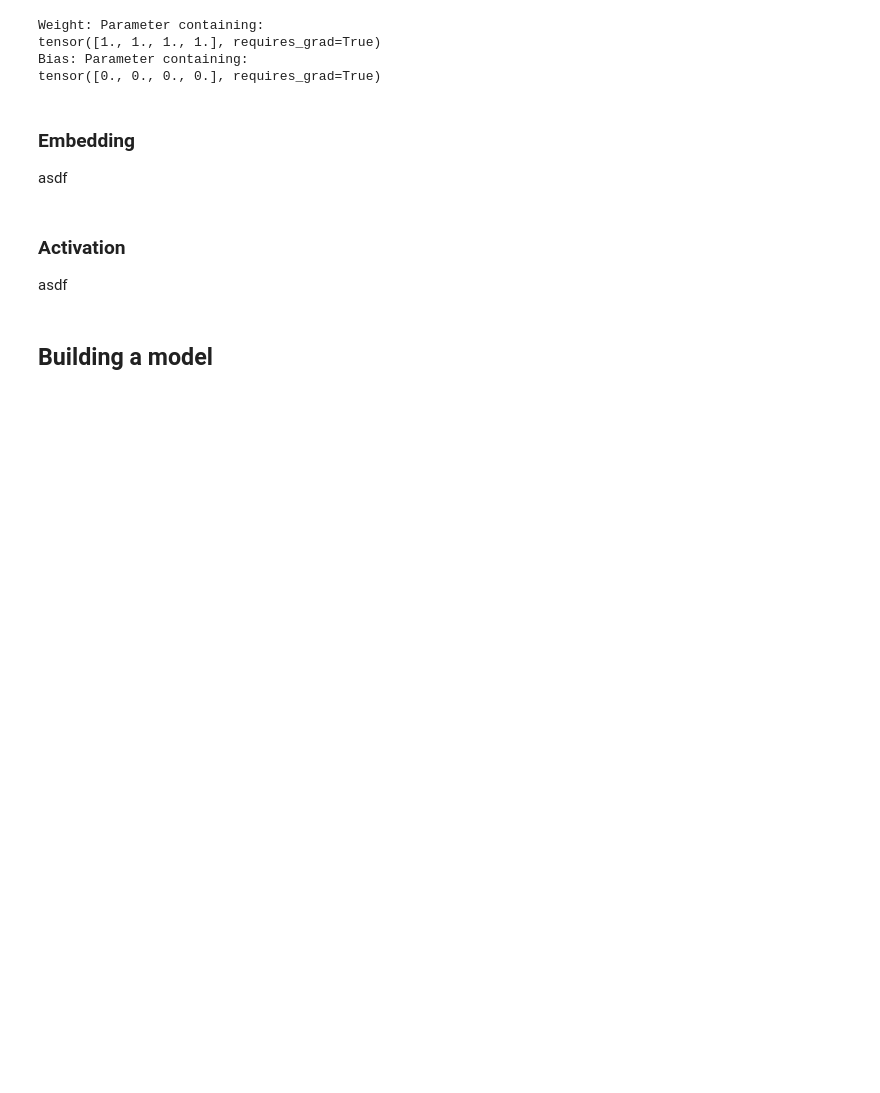
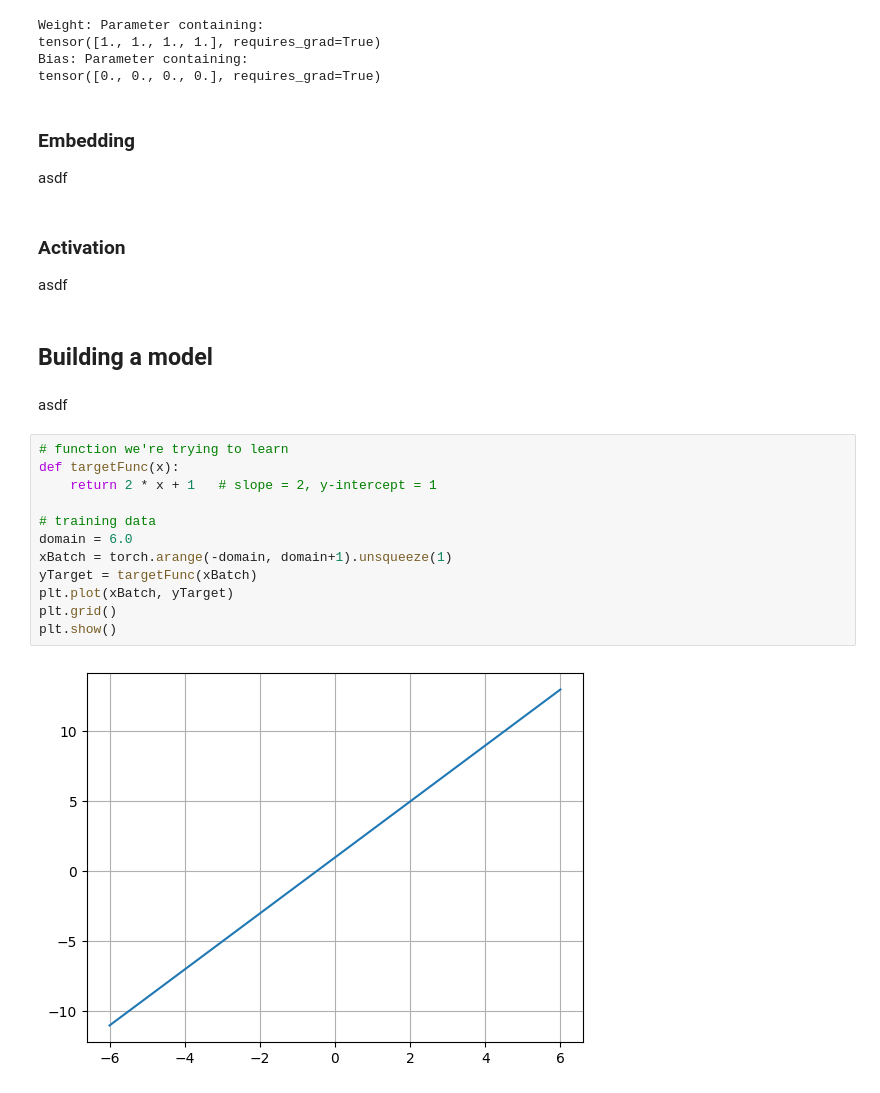
Before and after one commit to brianberns/PyTorchNotebook, a Jupyter notebook: PyTorch.ipynb, the cells around one changed output. Saved outputs shown, nothing was run; the diff lists cells and outputs as text; blank space fills up the shorter version.

```diff
--- a/PyTorch.ipynb
+++ b/PyTorch.ipynb
@@ -296,4 +296,20 @@ asdf
 asdf
 # %% [markdown]
 ## Building a model
+# %% [markdown]
+asdf
+# %%
+# function we're trying to learn
+def targetFunc(x):
+    return 2 * x + 1   # slope = 2, y-intercept = 1
+
+# training data
+domain = 6.0
+xBatch = torch.arange(-domain, domain+1).unsqueeze(1)
+yTarget = targetFunc(xBatch)
+plt.plot(xBatch, yTarget)
+plt.grid()
+plt.show()
+# %% [output]
+[figure, added]
 # %%
```
Also changed, not shown: parts of 6 cells of this notebook.
